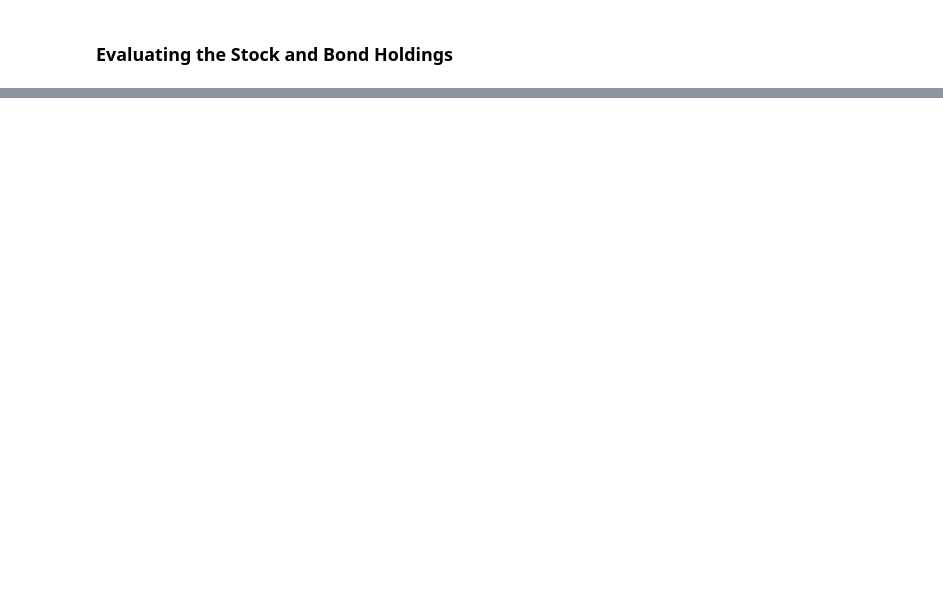
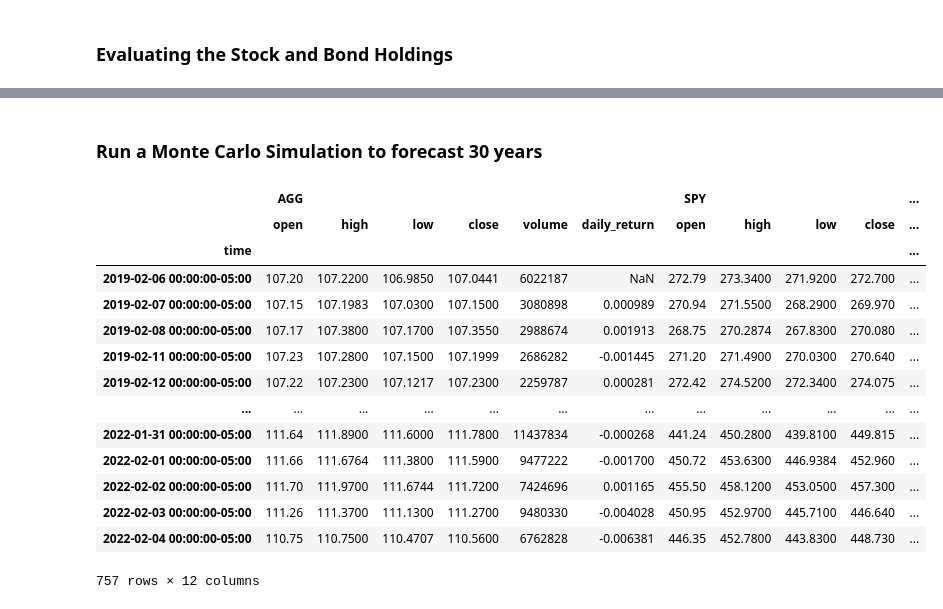
Before and after one commit to AngelR0/Emergency_Financial_Planner, a Jupyter notebook: financial_tools.ipynb, the cells around one changed output, grey strips where cells are left out. Saved outputs shown, nothing was run; the diff lists cells and outputs as text; code cells hidden in the pictures; blank space fills up the shorter version.

```diff
--- a/financial_tools.ipynb
+++ b/financial_tools.ipynb
@@ -135,0 +312,25 @@ agg_shares = 200
+# %% [markdown]
+### Run a Monte Carlo Simulation to forecast 30 years
+# %%
+# Configure the Monte Carlo simulation
+# The weights should be split 40% to AGG and 60% to SPY
+MC_Sim = MCSimulation(portfolio_data = prices_df, weights=[.6, .4], num_simulation=500 ,num_trading_days=252*30)
+
+# Review the simulation data
+display(MC_Sim.portfolio_data)
+# %% [output]
+|  | AGG |  |  |  |  |  | SPY |  |  |  | ... |
+|  | open | high | low | close | volume | daily_return | open | high | low | close | ... |
+| time |  |  |  |  |  |  |  |  |  |  | ... |
+| 2019-02-06 00:00:00-05:00 | 107.20 | 107.2200 | 106.9850 | 107.0441 | 6022187 | NaN | 272.79 | 273.3400 | 271.9200 | 272.700 | ... |
+| 2019-02-07 00:00:00-05:00 | 107.15 | 107.1983 | 107.0300 | 107.1500 | 3080898 | 0.000989 | 270.94 | 271.5500 | 268.2900 | 269.970 | ... |
+| 2019-02-08 00:00:00-05:00 | 107.17 | 107.3800 | 107.1700 | 107.3550 | 2988674 | 0.001913 | 268.75 | 270.2874 | 267.8300 | 270.080 | ... |
+| 2019-02-11 00:00:00-05:00 | 107.23 | 107.2800 | 107.1500 | 107.1999 | 2686282 | -0.001445 | 271.20 | 271.4900 | 270.0300 | 270.640 | ... |
+| 2019-02-12 00:00:00-05:00 | 107.22 | 107.2300 | 107.1217 | 107.2300 | 2259787 | 0.000281 | 272.42 | 274.5200 | 272.3400 | 274.075 | ... |
+| ... | ... | ... | ... | ... | ... | ... | ... | ... | ... | ... | ... |
+| 2022-01-31 00:00:00-05:00 | 111.64 | 111.8900 | 111.6000 | 111.7800 | 11437834 | -0.000268 | 441.24 | 450.2800 | 439.8100 | 449.815 | ... |
+| 2022-02-01 00:00:00-05:00 | 111.66 | 111.6764 | 111.3800 | 111.5900 | 9477222 | -0.001700 | 450.72 | 453.6300 | 446.9384 | 452.960 | ... |
+| 2022-02-02 00:00:00-05:00 | 111.70 | 111.9700 | 111.6744 | 111.7200 | 7424696 | 0.001165 | 455.50 | 458.1200 | 453.0500 | 457.300 | ... |
+| 2022-02-03 00:00:00-05:00 | 111.26 | 111.3700 | 111.1300 | 111.2700 | 9480330 | -0.004028 | 450.95 | 452.9700 | 445.7100 | 446.640 | ... |
+| 2022-02-04 00:00:00-05:00 | 110.75 | 110.7500 | 110.4707 | 110.5600 | 6762828 | -0.006381 | 446.35 | 452.7800 | 443.8300 | 448.730 | ... |
+757 rows × 12 columns
```
Also changed, not shown: parts of 32 cells of this notebook.
